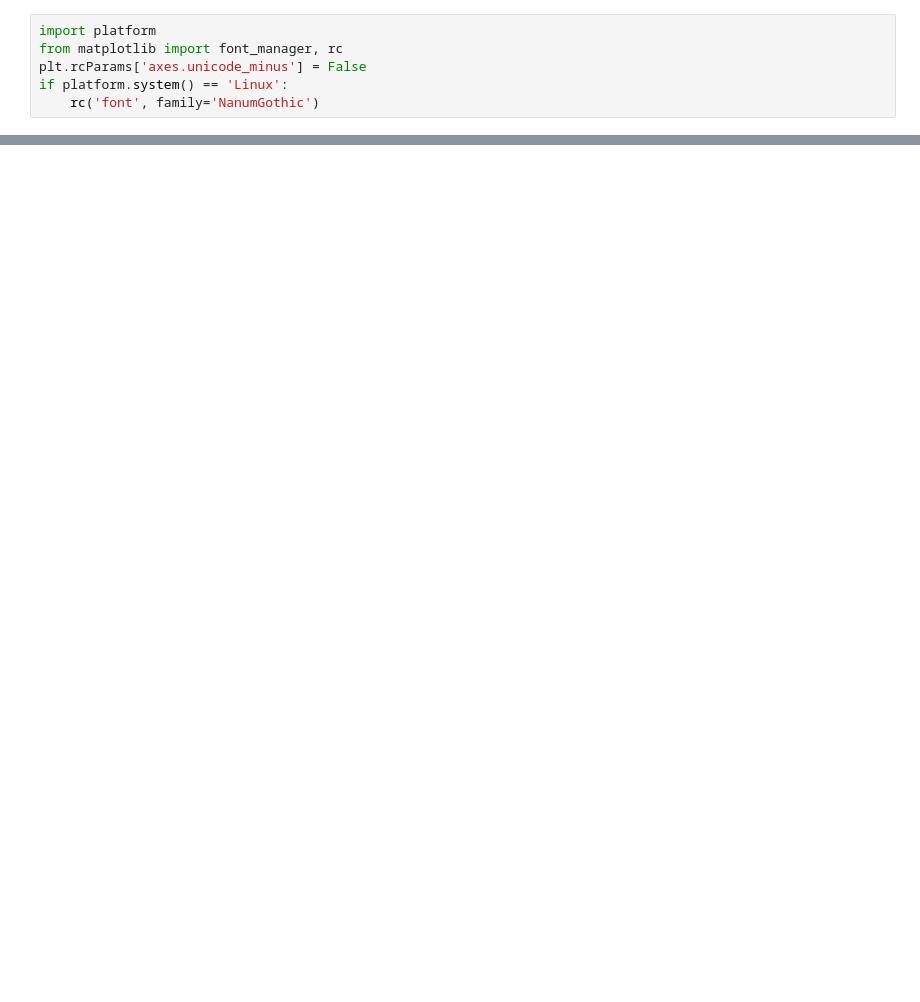
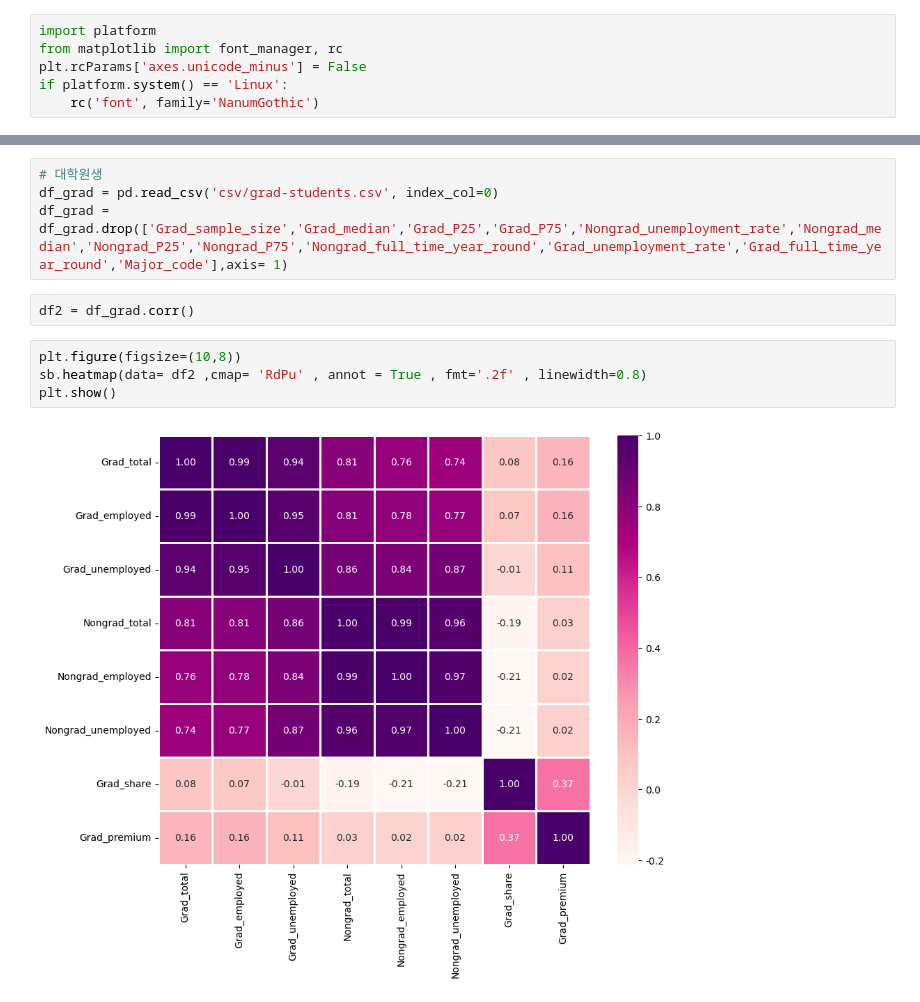
Before and after one commit to volfs01/College-Majors-and-their-Graduates_app, a Jupyter notebook: College-Majors-and-their-Graduates_app.ipynb, the cells around one changed output, grey strips where cells are left out. Saved outputs shown, nothing was run; the diff lists cells and outputs as text; blank space fills up the shorter version.

```diff
--- a/College-Majors-and-their-Graduates_app.ipynb
+++ b/College-Majors-and-their-Graduates_app.ipynb
@@ -241,0 +366,12 @@ Glyph 44032 (\N{HANGUL SYLLABLE GA}) missing from current font.
+# %%
+# 대학원생
+df_grad = pd.read_csv('csv/grad-students.csv', index_col=0)
+df_grad = df_grad.drop(['Grad_sample_size','Grad_median','Grad_P25','Grad_P75','Nongrad_unemployment_rate','Nongrad_median','Nongrad_P25','Nongrad_P75','Nongrad_full_time_year_round','Grad_unemployment_rate','Grad_full_time_year_round','Major_code'],axis= 1)
+# %%
+df2 = df_grad.corr()
+# %%
+plt.figure(figsize=(10,8))
+sb.heatmap(data= df2 ,cmap= 'RdPu' , annot = True , fmt='.2f' , linewidth=0.8)
+plt.show()
+# %% [output]
+[figure, added]
```
Also changed, not shown: parts of 46 cells of this notebook, 3 other files.
